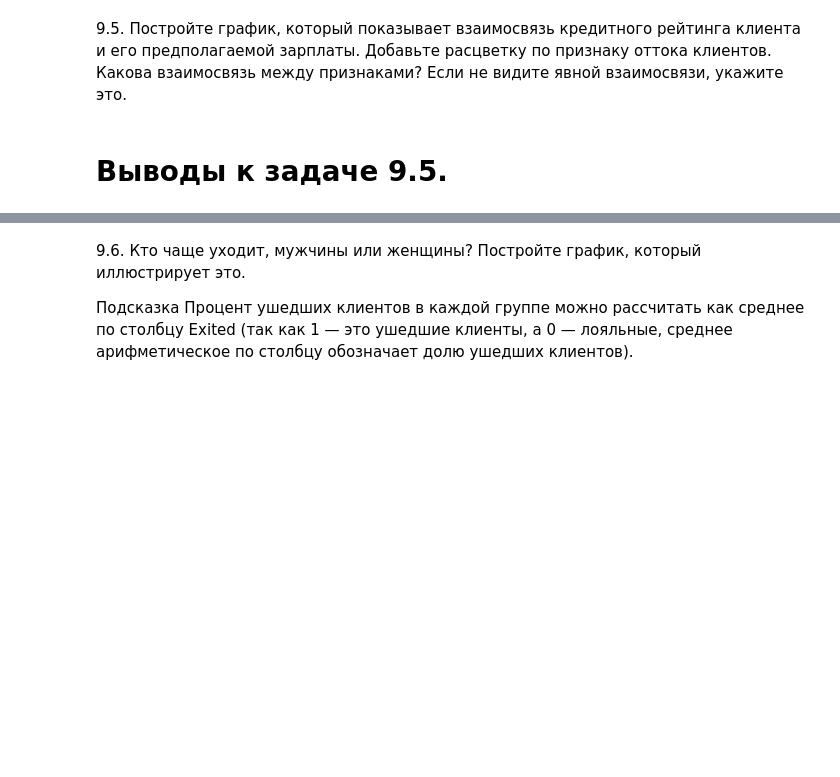
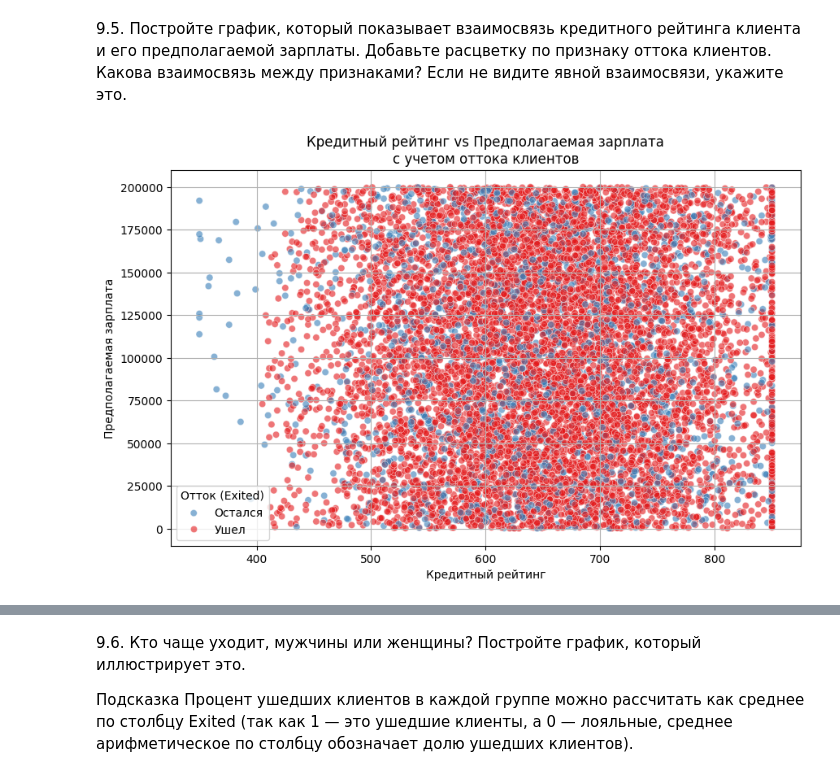
Before and after one commit to Artem221084/demo, a Jupyter notebook: Skillfactor/churn_data.ipynb, the cells around one changed output, grey strips where cells are left out. Saved outputs shown, nothing was run; the diff lists cells and outputs as text; code cells hidden in the pictures; blank space fills up the shorter version.

```diff
--- a/Skillfactor/churn_data.ipynb
+++ b/Skillfactor/churn_data.ipynb
@@ -125,5 +125,22 @@ plt.show()
        старшего поколения.
 # %% [markdown]
 9.5. Постройте график, который показывает взаимосвязь кредитного рейтинга клиента и его предполагаемой зарплаты. Добавьте расцветку по признаку оттока клиентов. Какова взаимосвязь между признаками? Если не видите явной взаимосвязи, укажите это.
-# %% [markdown]
-# Выводы к задаче 9.5.
+# %%
+plt.figure(figsize=(10, 6))
+sns.scatterplot(
+    data=churn_data,
+    x='CreditScore',
+    y='EstimatedSalary',
+    hue='Exited',
+    palette='Set1',
+    alpha=0.6
+)
+
+plt.title('Кредитный рейтинг vs Предполагаемая зарплата\nс учетом оттока клиентов')
+plt.xlabel('Кредитный рейтинг')
+plt.ylabel('Предполагаемая зарплата')
+plt.legend(title='Отток (Exited)', labels=['Остался', 'Ушел'])
+plt.grid(True)
+plt.show()
+# %% [output]
+[figure, added]
```
Also changed, not shown: parts of 1 cell of this notebook.
